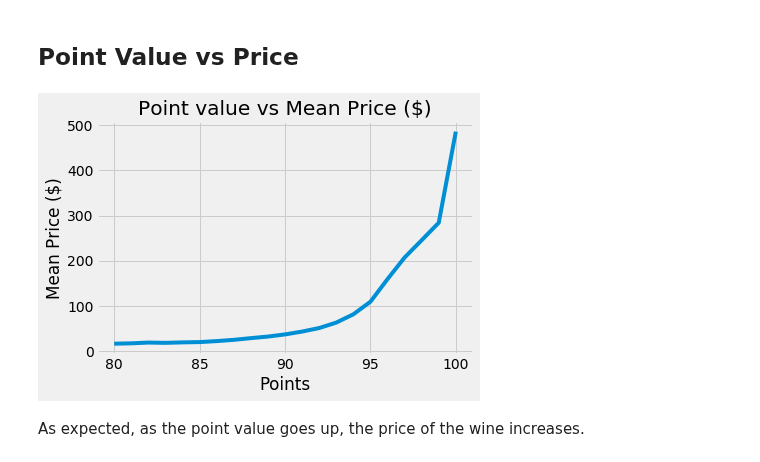
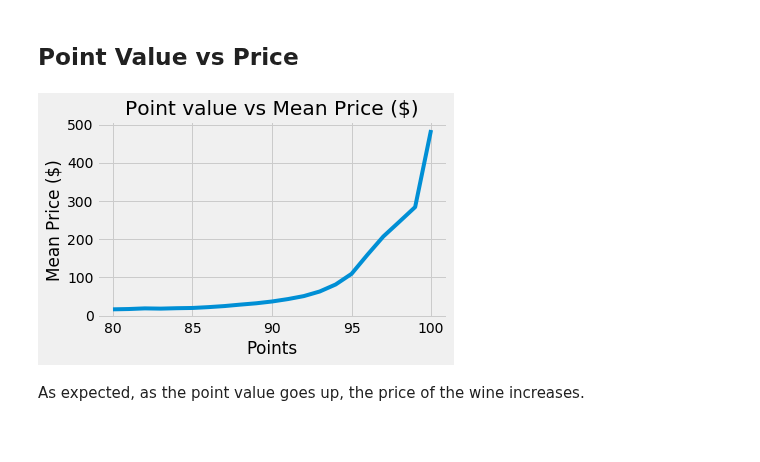
Before and after one commit to madengr00/PourTaste, a Jupyter notebook: Erins_Project_Work.ipynb, the cells around one changed output. Cells and saved outputs as stored; diff of their text form; code cells hidden in the pictures.

```diff
--- a/Erins_Project_Work.ipynb
+++ b/Erins_Project_Work.ipynb
@@ -31,16 +31,17 @@ The average price of a bottle of wine in our Dataset is $35.36. Is it possible t
 # %%
 #style
 plt.style.use('fivethirtyeight')
 #Groupby points and find mean bottle price
 mean_prices = wine_df.groupby(['points']).price.mean().plot(kind="line")
 #Labels
 plt.xlabel("Points")
 plt.ylabel("Mean Price ($)")
 plt.title("Point value vs Mean Price ($)")
+plt.tight_layout()
 #Save it!
 plt.savefig("Output/Point value vs Mean Price.png")
 # %% [output]
-[figure, old version]
+[figure, new version]
 # %% [markdown]
 As expected, as the point value goes up, the price of the wine increases.
 # %% [markdown]
```
Also changed, not shown: parts of 3 cells of this notebook, 7 other files.
